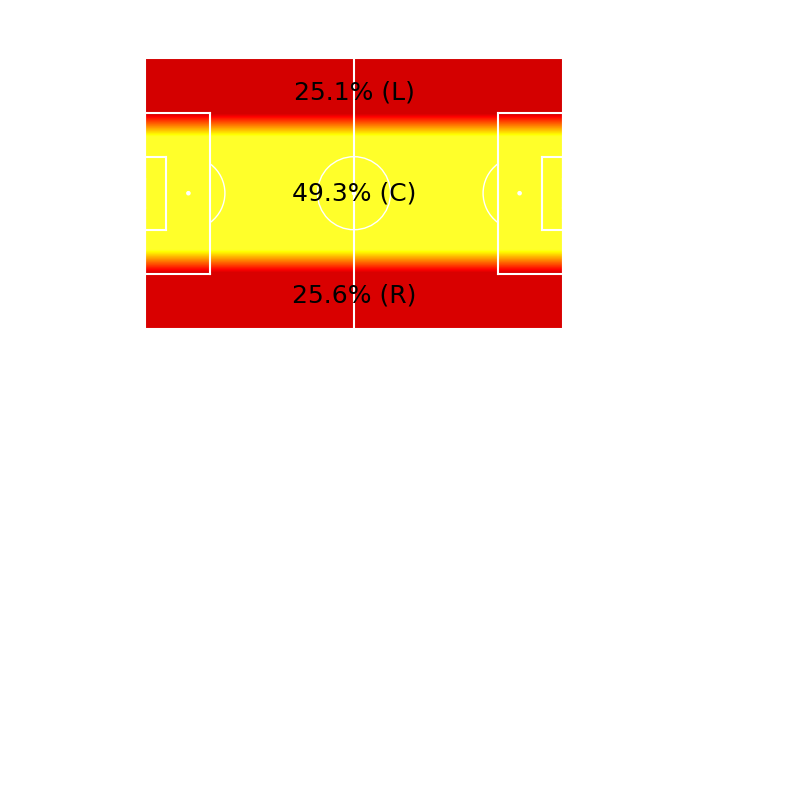
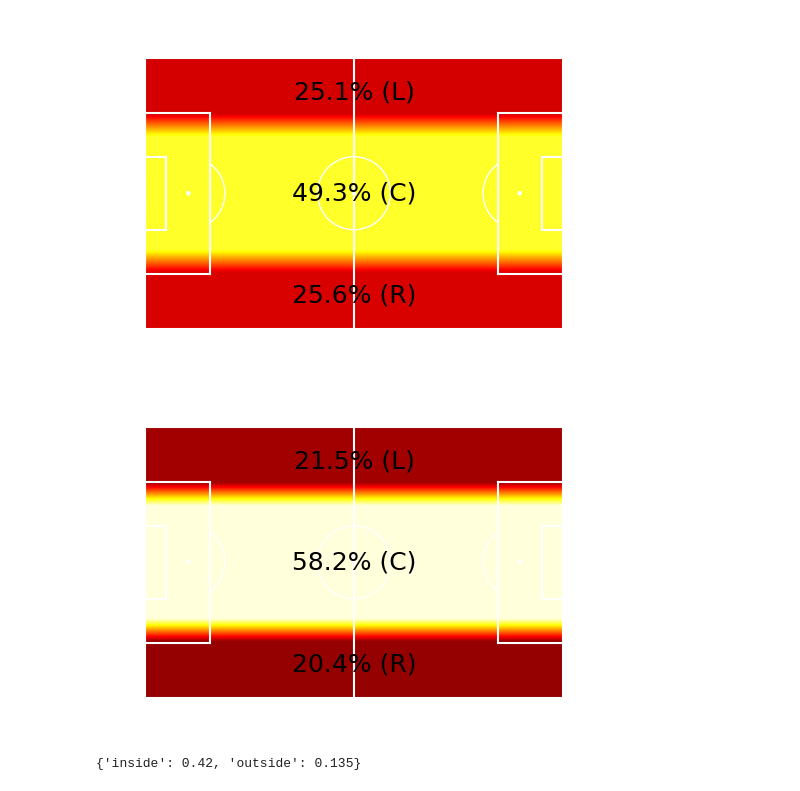
Before and after one commit to JeroenClijmans/MarkovSoccer, a Jupyter notebook: public-notebooks/2-features.ipynb, the cells around one changed output. Saved outputs shown, nothing was run; the diff lists cells and outputs as text; code cells hidden in the pictures; blank space fills up the shorter version.

Commit message:
Added preference for particular locations if a shot is taken + features related to preference for certain sequences

```diff
--- a/public-notebooks/2-features.ipynb
+++ b/public-notebooks/2-features.ipynb
@@ -8,3 +8,11 @@ team_model = TeamModel.read_from(model_path)
 SideUsage.visualize(team_model)
 # %% [output]
 [figure]
+# %%
+SideUsageShot.visualize(team_model)
+# %% [output]
+[figure, added]
+# %%
+InwardsOutwardsPreference.calculate(team_model)
+# %% [output]
+{'inside': 0.42, 'outside': 0.135}
```
Also changed, not shown: parts of 2 cells of this notebook, 5 other files.
